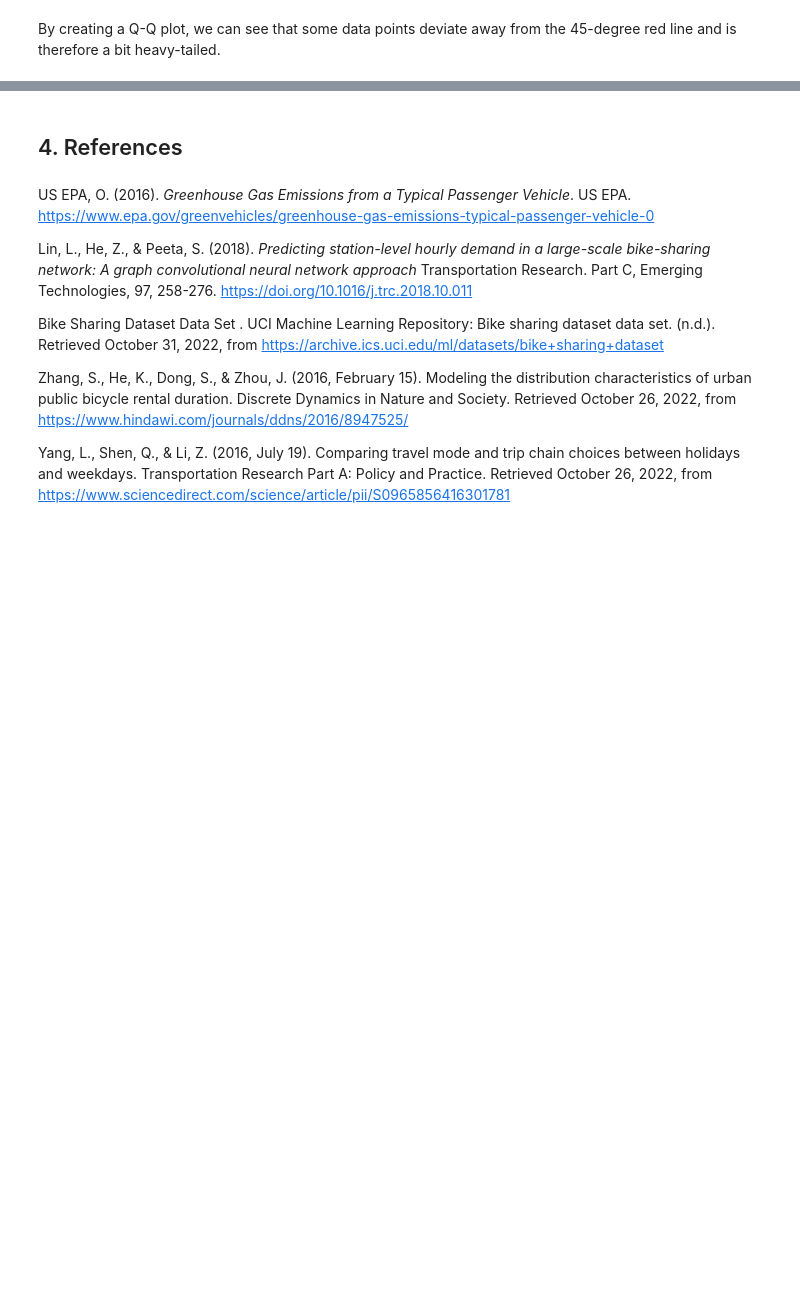
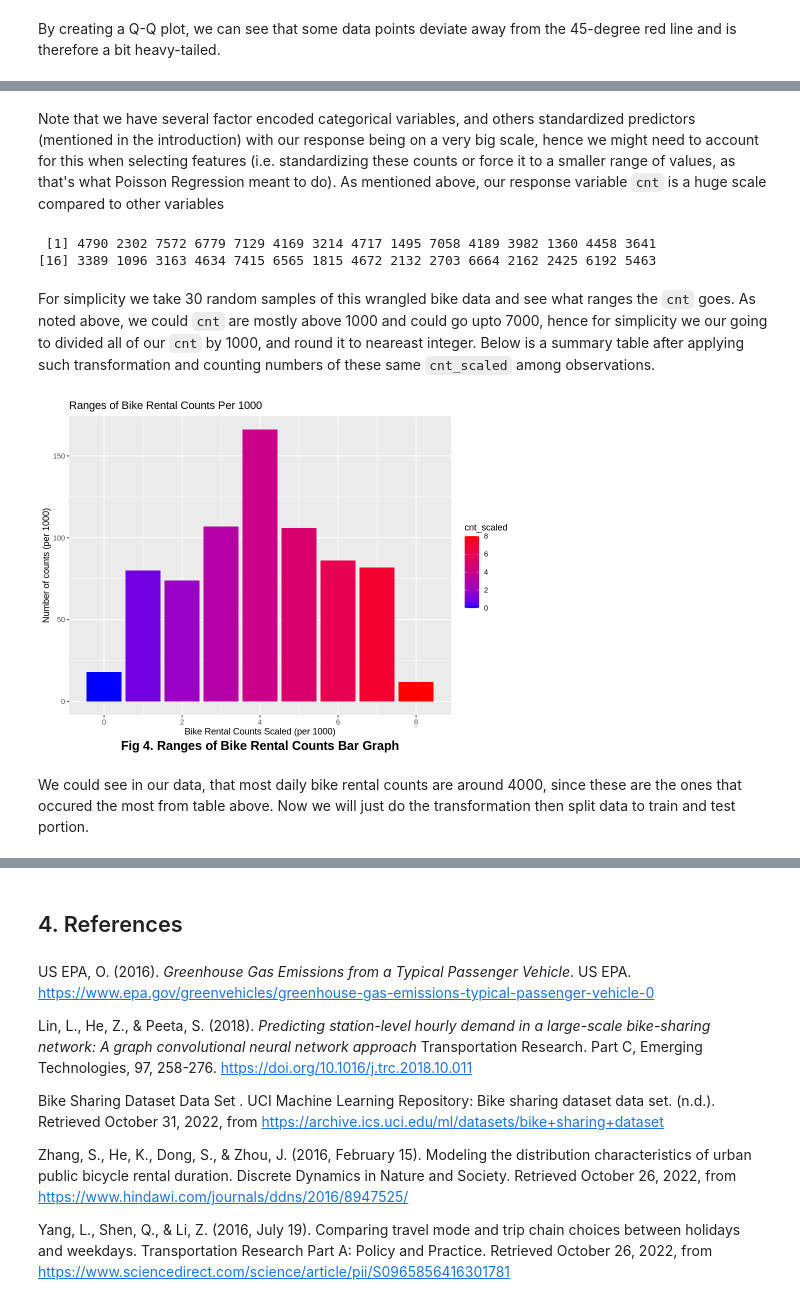
Before and after one commit to tonyliang19/stat301-group-project, a Jupyter notebook: src/methods_tony.ipynb, the cells around one changed output, grey strips where cells are left out. Drawn from its saved outputs; the diff is of its cells as text; code cells hidden in the pictures; blank space fills up the shorter version.

```diff
--- a/src/methods_tony.ipynb
+++ b/src/methods_tony.ipynb
@@ -240,0 +268,4 @@ Variance: 3752788
+# %%
+# remove the atemp column due to collinearity
+bike_wrangled <-  bike_wrangled %>% select(-atemp)
+head(bike_wrangled)
@@ -240,0 +282,30 @@ Variance: 3752788
+# %% [markdown]
+Note that we have several factor encoded categorical variables, and others standardized predictors (mentioned in the introduction) with our response being on a very big scale, hence we might need to account for this when selecting features (i.e. standardizing these counts or force it to a smaller range of values, as that's what Poisson Regression meant to do). As mentioned above, our response variable `cnt` is a huge scale compared to other variables
+# %%
+# Set seed to reprodoce results
+set.seed(20221210)
+sample_n(size = 30, bike_wrangled)$cnt
+# %% [output]
+ [1] 4790 2302 7572 6779 7129 4169 3214 4717 1495 7058 4189 3982 1360 4458 3641
+[16] 3389 1096 3163 4634 7415 6565 1815 4672 2132 2703 6664 2162 2425 6192 5463
+# %% [markdown]
+For simplicity we take 30 random samples of this wrangled bike data and see what ranges the `cnt` goes. As noted above, we could `cnt` are mostly above 1000 and could go upto 7000, hence for simplicity we our going to divided all of our `cnt`  by 1000, and round it to neareast integer. Below is a summary table after applying such transformation and counting numbers of these same `cnt_scaled` among observations.
+# %%
+# change size
+options(repr.plot.width = 8, repr.plot.height = 6)
+# visualizing the counts per 1000 distritbution, 0 means less than 1000
+bike_wrangled %>%
+    summarize(cnt_scaled = as.integer(cnt/ 1000)) %>%
+    group_by(cnt_scaled) %>%
+    summarize(n_cnts = n()) %>%
+    ggplot(aes(x = cnt_scaled, y = n_cnts, fill = cnt_scaled)) +
+    geom_col() +
+    scale_fill_continuous(low="blue", high="red") +
+    labs(x = "Bike Rental Counts Scaled (per 1000)",
+         y = "Number of counts (per 1000)", caption = "Fig 4. Ranges of Bike Rental Counts Bar Graph") +
+    theme(plot.caption = element_text(size = 15, hjust=0.5, face = "bold")) +
+    ggtitle("Ranges of Bike Rental Counts Per 1000")
+# %% [output]
+[figure, added]
+# %% [markdown]
+We could see in our data, that most daily bike rental counts are around 4000, since these are the ones that occured the most from table above. Now we will just do the transformation then split data to train and test portion.
```
Also changed, not shown: parts of 35 cells of this notebook.
